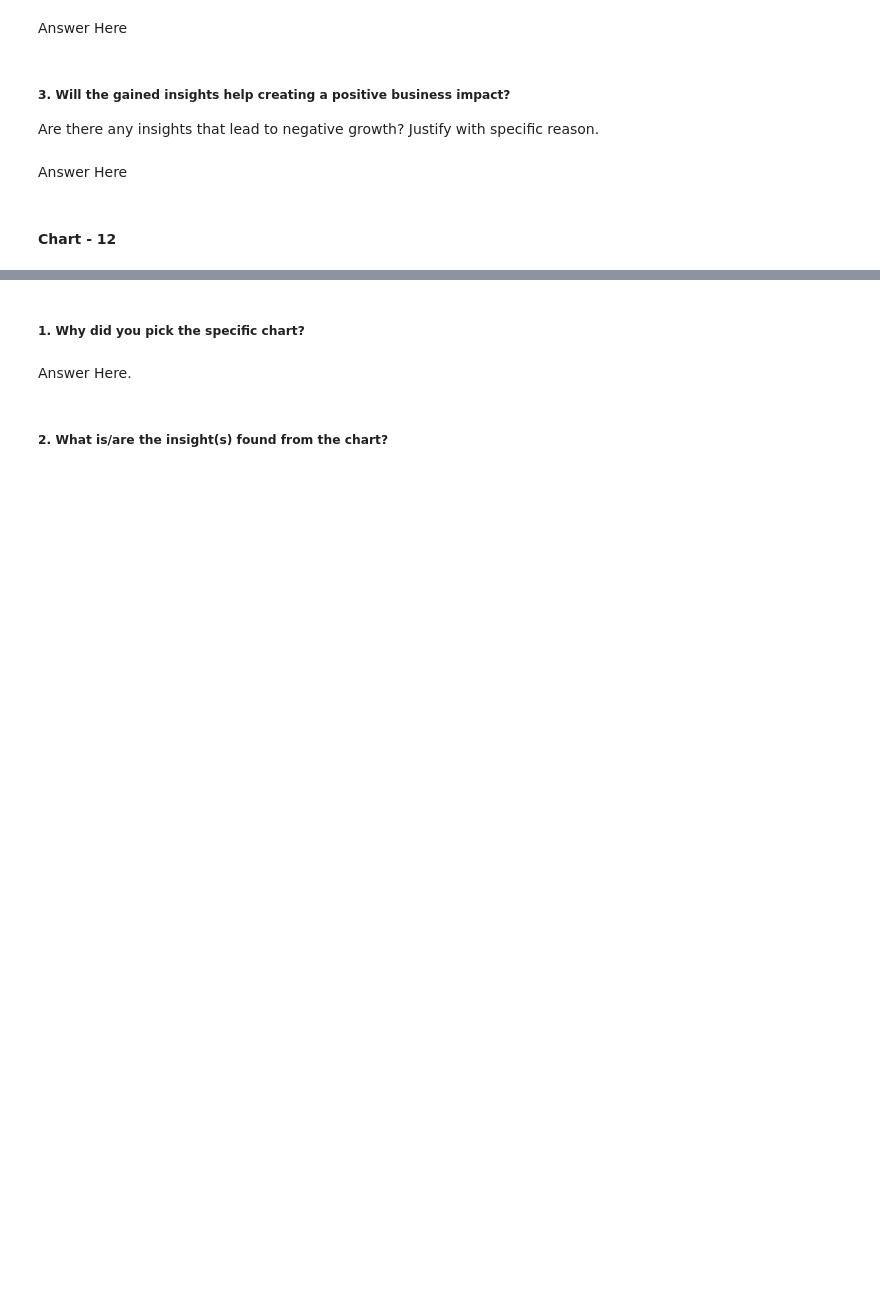
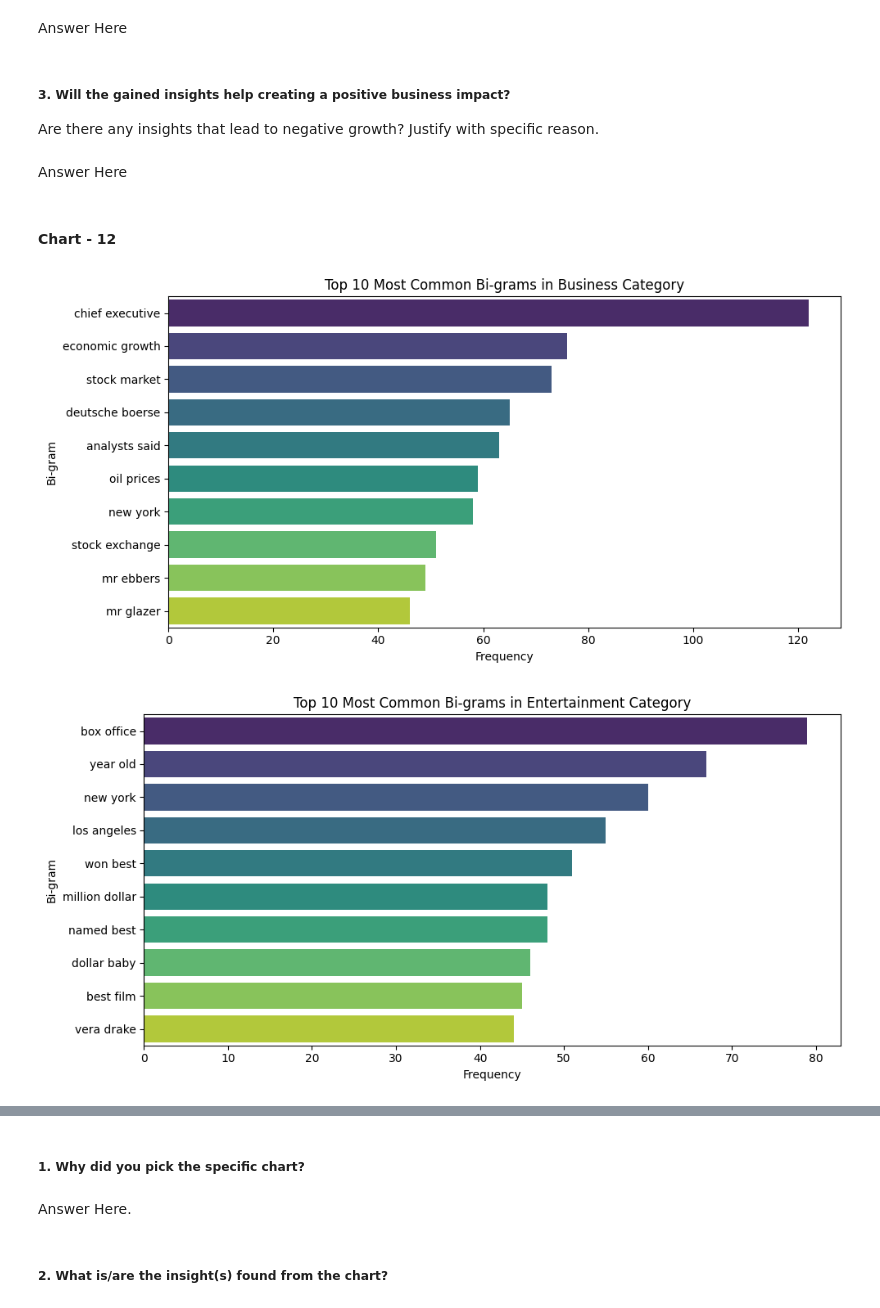
Before and after one commit to hitcaff/Topic_Modeling_on_news_articles, a Jupyter notebook: Topic_Modeling_on_News_Articles(Unsupervised)_.ipynb, the cells around one changed output, grey strips where cells are left out. Drawn from its saved outputs; the diff is of its cells as text; code cells hidden in the pictures; blank space fills up the shorter version.

```diff
--- a/Topic_Modeling_on_News_Articles(Unsupervised)_.ipynb
+++ b/Topic_Modeling_on_News_Articles(Unsupervised)_.ipynb
@@ -622,0 +686,40 @@ Answer Here
+# %%
+# Chart - 12 visualization code
+
+# Function to get most common n-grams for a category
+def get_most_common_ngrams_by_category(category, dataframe, n=10, ngram_range=(2, 2)):
+    # Filter dataframe by category
+    category_text = " ".join(dataframe[dataframe['category'] == category]['text'])
+
+    # Create a CountVectorizer for specified n-gram range, ignoring stopwords
+    vectorizer = CountVectorizer(ngram_range=ngram_range, stop_words='english')
+    X = vectorizer.fit_transform([category_text])
+
+    # Get feature names (n-grams)
+    feature_names = vectorizer.get_feature_names_out()
+
+    # Get the counts of each n-gram
+    counts = X.sum(axis=0).A1
+
+    # Create a dictionary of n-grams and their counts
+    ngram_counts = dict(zip(feature_names, counts))
+
+    # Get the most common n-grams
+    most_common_ngrams = Counter(ngram_counts).most_common(n)
+    return most_common_ngrams
+
+# Get and display most common bi-grams for each category
+for category in bbc_df['category'].unique():
+    most_common = get_most_common_ngrams_by_category(category, bbc_df, n=10, ngram_range=(2, 2))
+    most_common_ngrams_df = pd.DataFrame(most_common, columns=['ngram', 'count'])
+
+    plt.figure(figsize=(10, 5))
+    sns.barplot(x='count', y='ngram', data=most_common_ngrams_df, palette='viridis')
+    plt.title(f'Top 10 Most Common Bi-grams in {category.capitalize()} Category')
+    plt.xlabel('Frequency')
+    plt.ylabel('Bi-gram')
+    plt.tight_layout()
+    plt.show()
+# %% [output]
+[figure, added]
+[figure, added]
```
Also changed, not shown: parts of 12 cells of this notebook.
